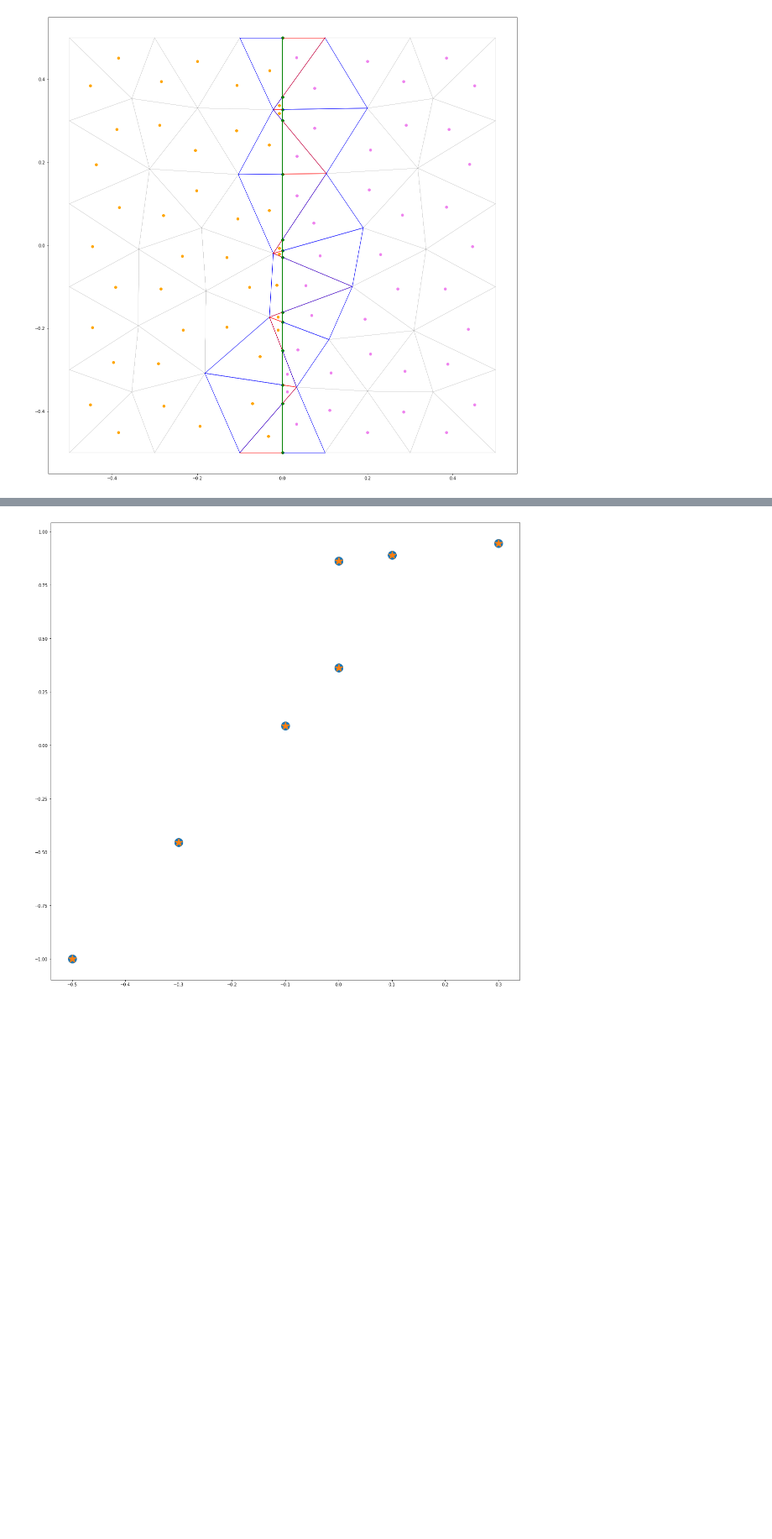
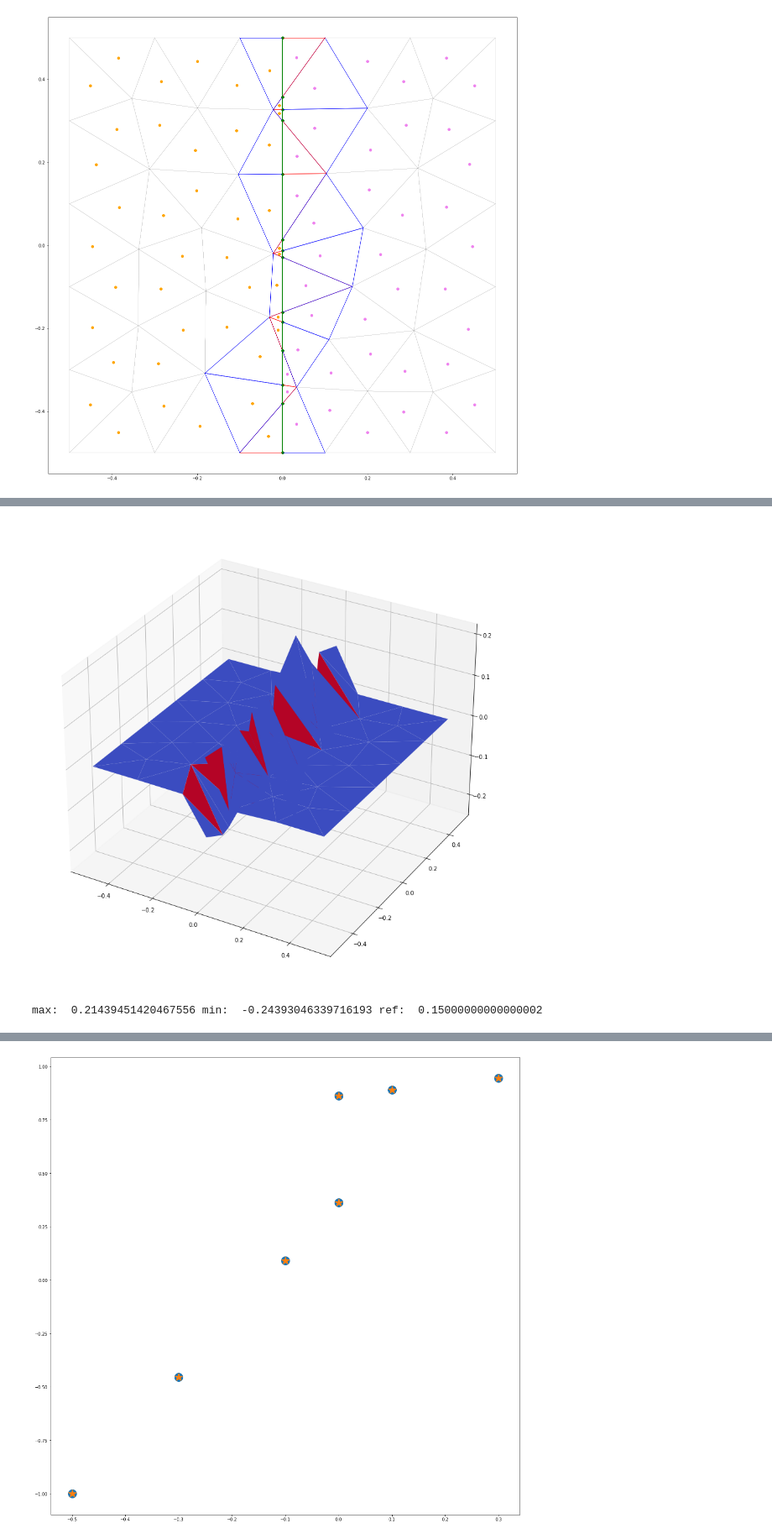
Before and after one commit to aurelio-spadotto/notebooks, a Jupyter notebook: brokenmesh_1D.ipynb, the cells around one changed output, grey strips where cells are left out. Shown at 84% size. Cells and saved outputs as stored; diff of their text form; code cells hidden in the pictures; blank space fills up the shorter version.

```diff
--- a/brokenmesh_1D.ipynb
+++ b/brokenmesh_1D.ipynb
@@ -180,0 +241,18 @@ Error:  0.0
+# %%
+# CHECK M_gamma
+n = 0
+mesh = Meshes[n]
+u = solutions[n]
+M_gamma = M_gamma_matrices[n]
+
+ddr.plot_solution(mesh, np.dot(np.transpose(M_gamma),u), elevation=30, azimuth=-60)
+
+mean = 0.5*(sigma_min*A_min+sigma_plus*A_plus)
+E = 0.5*(1/size_list[n])
+
+print ("max: ", np.max(np.dot(np.transpose(M_gamma),u)),\
+       "min: ", np.min(np.dot(np.transpose(M_gamma),u)),\
+       "ref: ", E*mean )
+# %% [output]
+[figure, added]
+max:  0.21439451420467556 min:  -0.24393046339716193 ref:  0.15000000000000002
```
Also changed, not shown: parts of 30 cells of this notebook, 4 other files.
